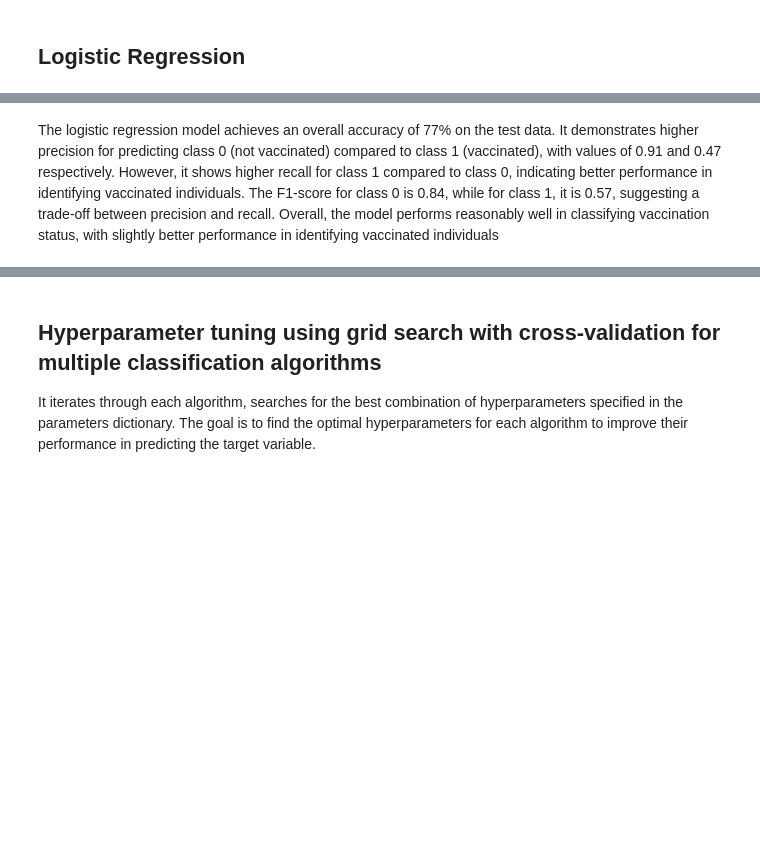
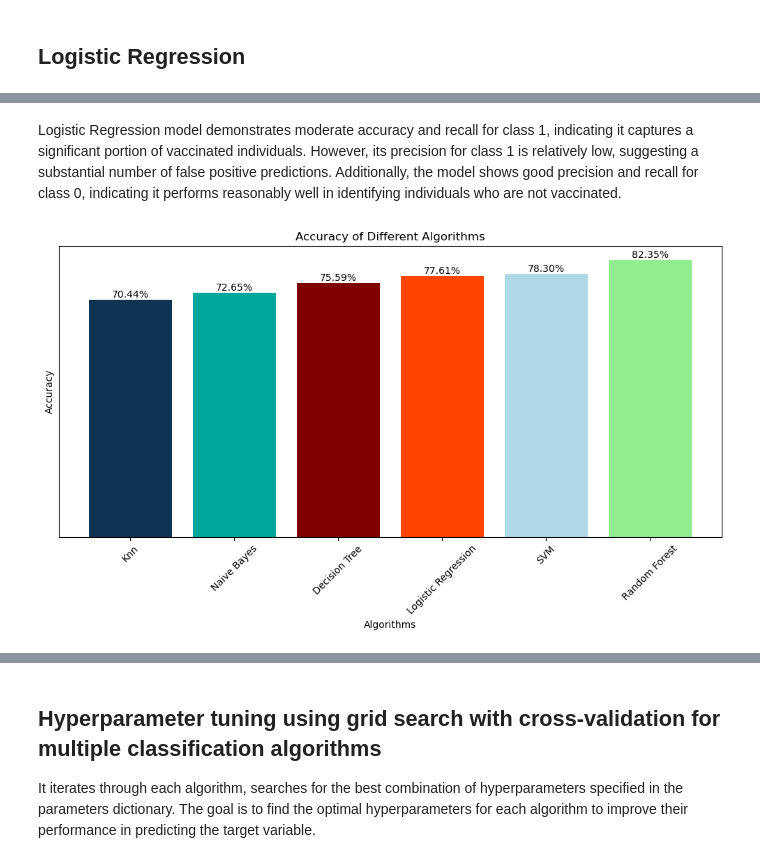
Before and after one commit to Cynthiachelangat/h1n1vaccineprediction, a Jupyter notebook: main.ipynb, the cells around one changed output, grey strips where cells are left out. Drawn from its saved outputs; the diff is of its cells as text; code cells hidden in the pictures; blank space fills up the shorter version.

```diff
--- a/main.ipynb
+++ b/main.ipynb
@@ -996,11 +996,11 @@ dt_classifier = DecisionTreeClassifier(random_state=42)
 dt_classifier.fit(X_resampled, y_resampled)
 
 # Make predictions on the test data using the trained classifier
-y_pred = dt_classifier.predict(test_x)
+y_pred_dt = dt_classifier.predict(test_x)
 
 # Evaluate the performance of the classifier
 print("Classification Report:")
-print(classification_report(test_y, y_pred))
+print(classification_report(test_y, y_pred_dt))
 # %% [output]
 Classification Report:
               precision    recall  f1-score   support
@@ -1068,11 +1050,11 @@ knn_classifier = KNeighborsClassifier(n_neighbors=5)
 knn_classifier.fit(X_resampled, y_resampled)
 
 # Make predictions on the test data using the trained classifier
-y_pred = knn_classifier.predict(test_x)
+y_pred_knn = knn_classifier.predict(test_x)
 
 # Evaluate the performance of the classifier
 print("Classification Report for KNN:")
-print(classification_report(test_y, y_pred))
+print(classification_report(test_y, y_pred_knn))
 # %% [output]
 Classification Report for KNN:
               precision    recall  f1-score   support
@@ -1197,3 +1149,44 @@ weighted avg       0.82      0.77      0.78      5342
-# %% [markdown]
-
-The logistic regression model achieves an overall accuracy of 77% on the test data. It demonstrates higher precision for predicting class 0 (not vaccinated) compared to class 1 (vaccinated), with values of 0.91 and 0.47 respectively. However, it shows higher recall for class 1 compared to class 0, indicating better performance in identifying vaccinated individuals. The F1-score for class 0 is 0.84, while for class 1, it is 0.57, suggesting a trade-off between precision and recall. Overall, the model performs reasonably well in classifying vaccination status, with slightly better performance in identifying vaccinated individuals
+# %% [markdown]
+
+Logistic Regression model demonstrates moderate accuracy and recall for class 1, indicating it captures a significant portion of vaccinated individuals. However, its precision for class 1 is relatively low, suggesting a substantial number of false positive predictions. Additionally, the model shows good precision and recall for class 0, indicating it performs reasonably well in identifying individuals who are not vaccinated.
+# %%
+# Initialize classifiers
+classifiers = {
+    'Decision Tree': dt_classifier,
+    'Random Forest': rf_classifier,
+    'Knn': knn_classifier,
+    'Naive Bayes': naive_bayes_classifier,
+    'SVM': svm_classifier,
+    'Logistic Regression': logistic_regression
+}
+
+# Store the classification reports
+classification_reports = {}
+for classifier_name, classifier in classifiers.items():
+    y_pred = classifier.predict(test_x)
+    report = classification_report(test_y, y_pred, output_dict=True)
+    accuracy = report['accuracy'] * 100  # Convert accuracy to percentage
+    classification_reports[classifier_name] = accuracy
+
+# Sort classifiers by accuracy in ascending order
+sorted_classifiers = sorted(classification_reports.items(), key=lambda x: x[1])
+
+# Plotting the bar graph for accuracy
+plt.figure(figsize=(10, 6))
+bars = plt.bar([x[0] for x in sorted_classifiers], [x[1] for x in sorted_classifiers], color=hospital_colors)
+
+# Add percentage values on top of the bars
+for bar in bars:
+    height = bar.get_height()
+    plt.text(bar.get_x() + bar.get_width() / 2, height, f'{height:.2f}%', ha='center', va='bottom')
+
+plt.xlabel('Algorithms')
+plt.ylabel('Accuracy')
+plt.title('Accuracy of Different Algorithms')
+plt.xticks(rotation=45)
+plt.yticks([])  # Remove y-axis values
+plt.tight_layout()
+plt.savefig('images/basealgorithm_accuracy.png')
+plt.show()
+# %% [output]
+[figure, added]
```
Also changed, not shown: parts of 35 cells of this notebook, 11 other files.
